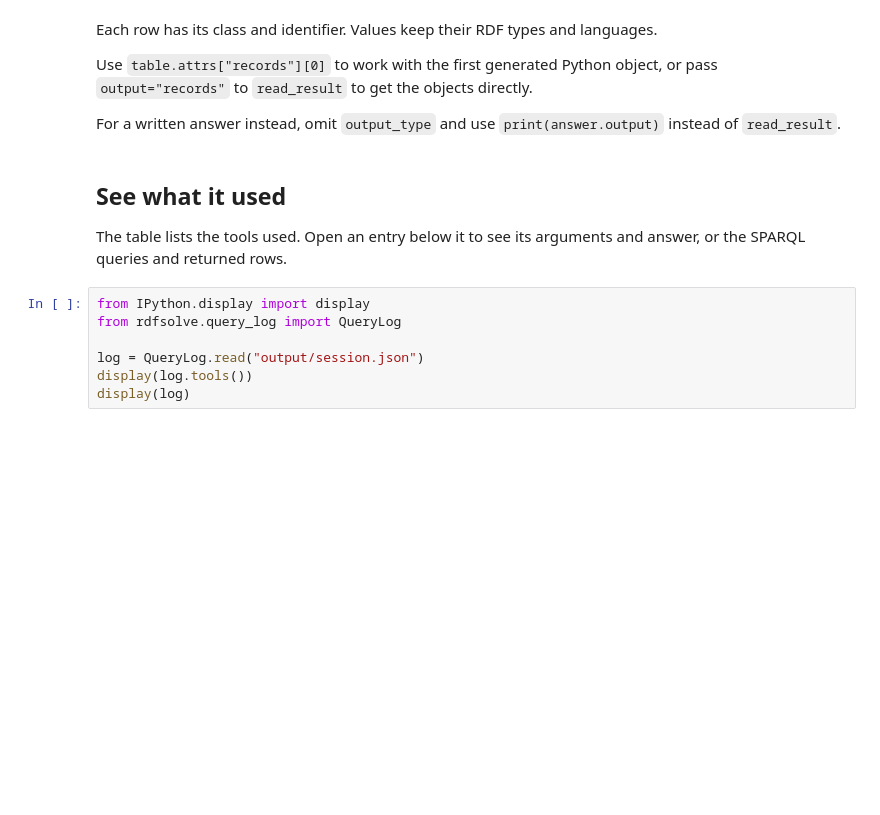
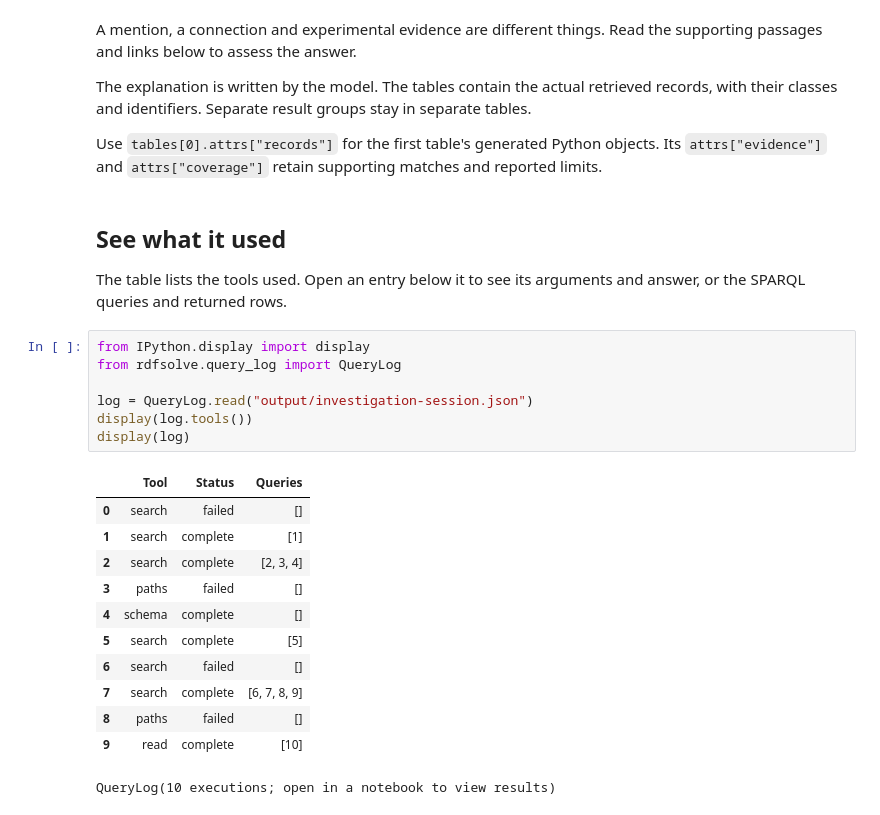
Before and after one commit to jmillanacosta/rdfsolve, a Jupyter notebook: notebooks/mcp/01_ask_aopwiki.ipynb, the cells around one changed output. Saved outputs shown, nothing was run; the diff lists cells and outputs as text; blank space fills up the shorter version.

```diff
--- a/notebooks/mcp/01_ask_aopwiki.ipynb
+++ b/notebooks/mcp/01_ask_aopwiki.ipynb
@@ -53,9 +101,9 @@ display(table)
 # %% [markdown]
-Each row has its class and identifier. Values keep their RDF types and languages.
+A mention, a connection and experimental evidence are different things. Read the supporting passages and links below to assess the answer.
 
-Use `table.attrs["records"][0]` to work with the first generated Python object, or pass `output="records"` to `read_result` to get the objects directly.
+The explanation is written by the model. The tables contain the actual retrieved records, with their classes and identifiers. Separate result groups stay in separate tables.
 
-For a written answer instead, omit `output_type` and use `print(answer.output)` instead of `read_result`.
+Use `tables[0].attrs["records"]` for the first table's generated Python objects. Its `attrs["evidence"]` and `attrs["coverage"]` retain supporting matches and reported limits.
 # %% [markdown]
 ## See what it used
 
@@ -63,7 +111,20 @@ The table lists the tools used. Open an entry below it to see its arguments and
 # %%
 from IPython.display import display
 from rdfsolve.query_log import QueryLog
 
-log = QueryLog.read("output/session.json")
+log = QueryLog.read("output/investigation-session.json")
 display(log.tools())
 display(log)
+# %% [output]
+|  | Tool | Status | Queries |
+| 0 | search | failed | [] |
+| 1 | search | complete | [1] |
+| 2 | search | complete | [2, 3, 4] |
+| 3 | paths | failed | [] |
+| 4 | schema | complete | [] |
+| 5 | search | complete | [5] |
+| 6 | search | failed | [] |
+| 7 | search | complete | [6, 7, 8, 9] |
+| 8 | paths | failed | [] |
+| 9 | read | complete | [10] |
+QueryLog(10 executions; open in a notebook to view results)
```
Also changed, not shown: parts of 6 cells of this notebook, 1 other file.
